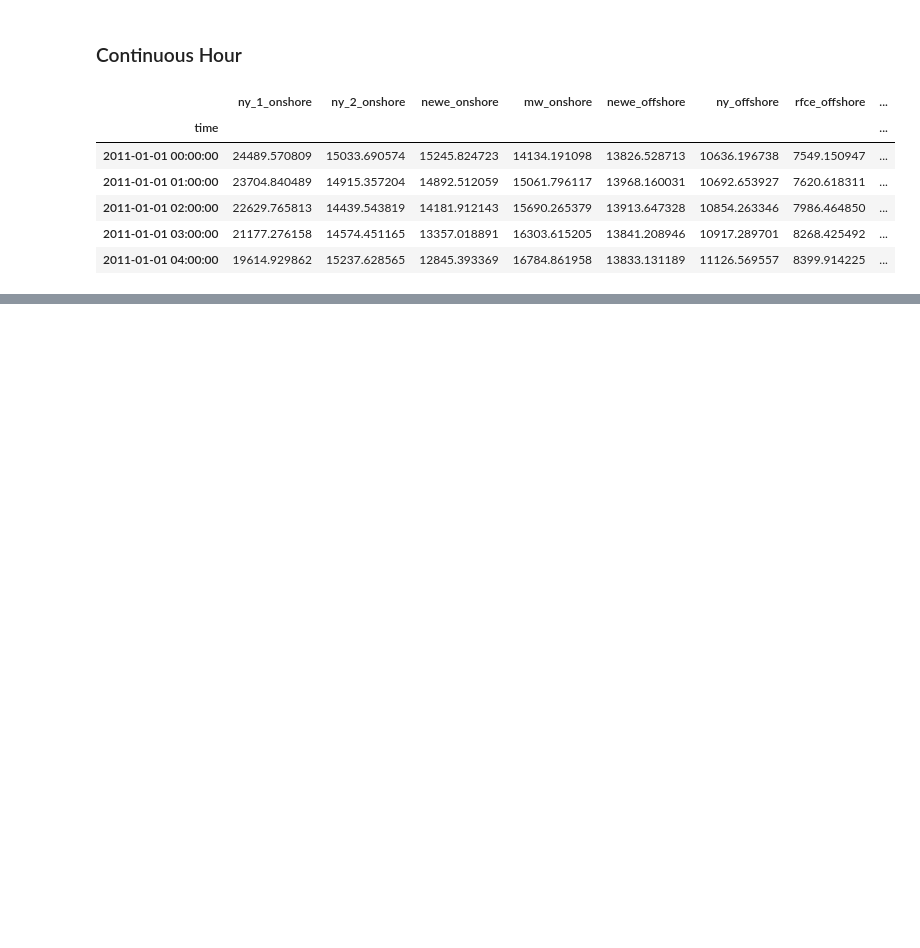
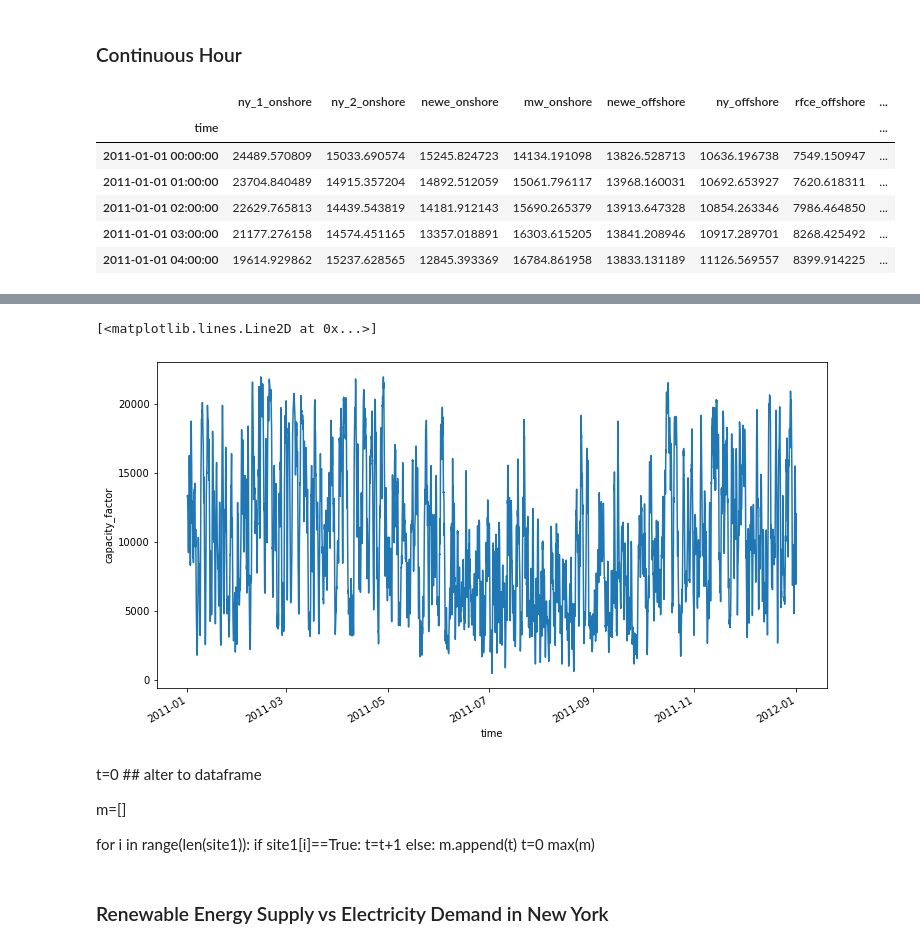
Before and after one commit to Yixuan-Zou/finalproject, a Jupyter notebook: onevariable_yz3909_code_project.ipynb, the cells around one changed output, grey strips where cells are left out. Drawn from its saved outputs; the diff is of its cells as text; code cells hidden in the pictures; blank space fills up the shorter version.

```diff
--- a/onevariable_yz3909_code_project.ipynb
+++ b/onevariable_yz3909_code_project.ipynb
@@ -589,0 +579,19 @@ for i in range(len(da_cf.time)):
+# %%
+da_cf.capacity_factor.mean(dim='site').plot()
+# %% [output]
+[<matplotlib.lines.Line2D at 0x...>]
+[figure, added]
+# %% [markdown]
+t=0 ## alter to dataframe
+
+m=[]
+
+for i in range(len(site1)):
+    if site1[i]==True:
+        t=t+1
+    else:
+        m.append(t)
+        t=0
+max(m)
+# %% [markdown]
+### Renewable Energy Supply vs Electricity Demand in New York
```
Also changed, not shown: parts of 30 cells of this notebook.
